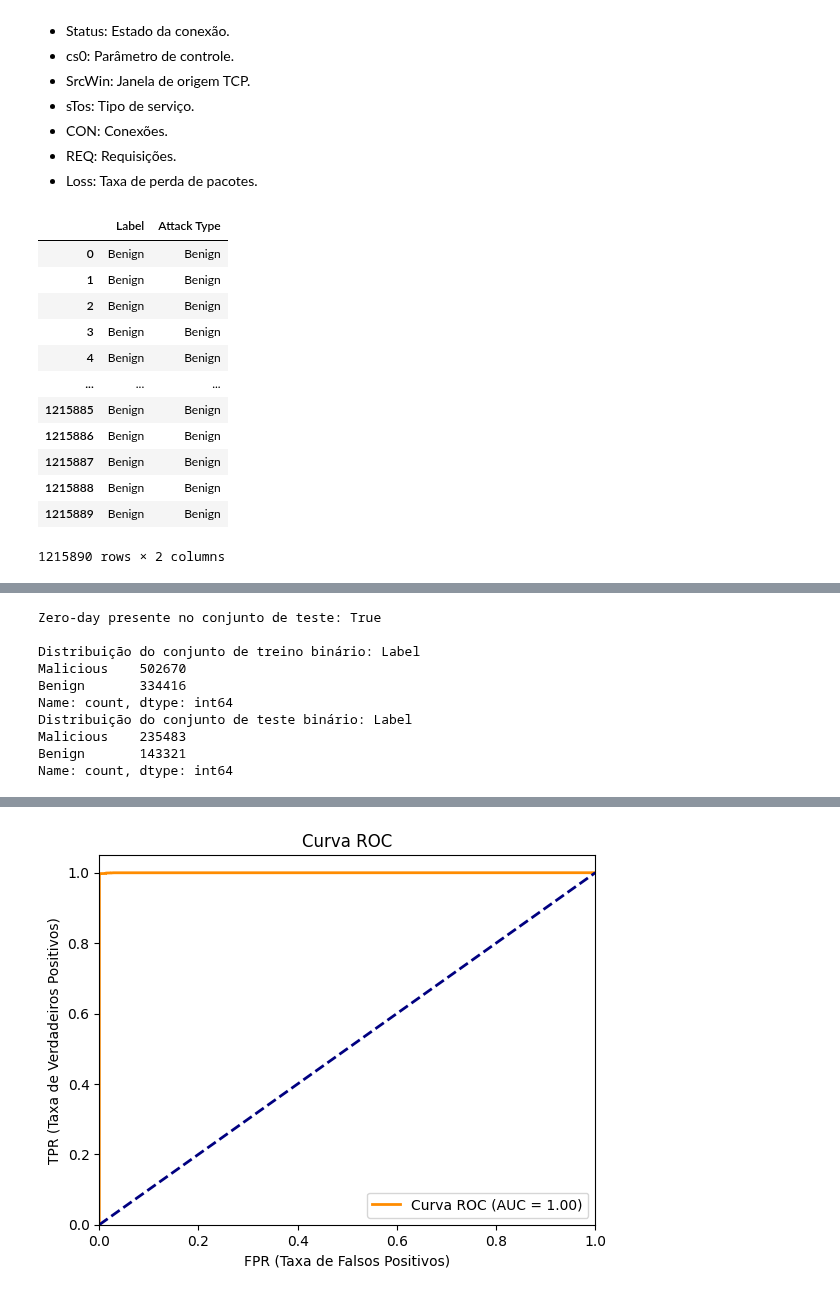
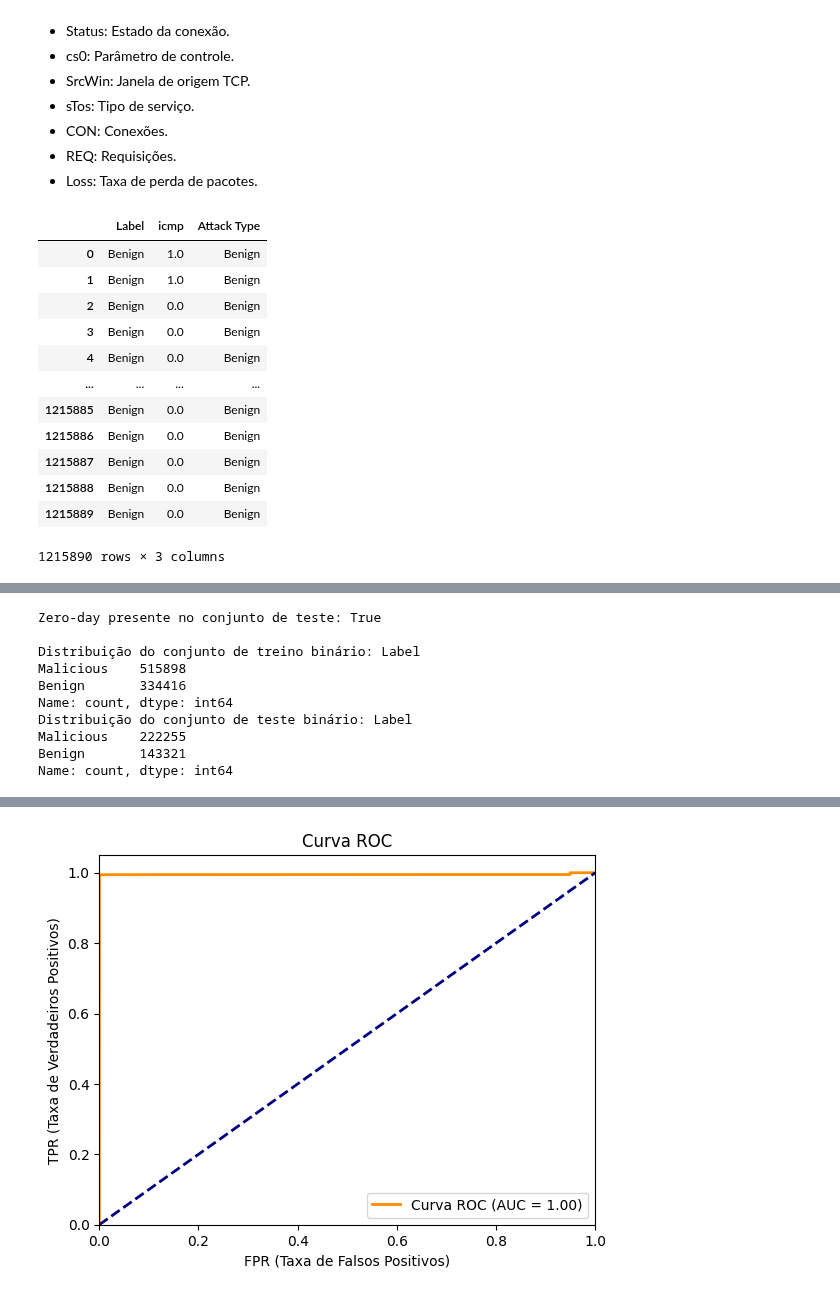
Before and after one commit to gabrieladamasceno/Attacks_5G, a Jupyter notebook: MLP_Binário_Zero_Day.ipynb, the cells around one changed output, grey strips where cells are left out. Drawn from its saved outputs; the diff is of its cells as text; code cells hidden in the pictures.

```diff
--- a/MLP_Binário_Zero_Day.ipynb
+++ b/MLP_Binário_Zero_Day.ipynb
@@ -137,22 +137,22 @@ Features
 # %%
 
 import pandas as pd
 
 # Selecionar apenas as colunas 'Label' e 'Attack Type'
-icmp_flood_samples = encoded[['Label', 'Attack Type']]
+icmp_flood_samples = encoded[['Label', 'icmp', 'Attack Type']]
 
 icmp_flood_samples
 # %% [output]
-|  | Label | Attack Type |
-| 0 | Benign | Benign |
-| 1 | Benign | Benign |
-| 2 | Benign | Benign |
-| 3 | Benign | Benign |
-| 4 | Benign | Benign |
-| ... | ... | ... |
-| 1215885 | Benign | Benign |
-| 1215886 | Benign | Benign |
-| 1215887 | Benign | Benign |
-| 1215888 | Benign | Benign |
-| 1215889 | Benign | Benign |
+|  | Label | icmp | Attack Type |
+| 0 | Benign | 1.0 | Benign |
+| 1 | Benign | 1.0 | Benign |
+| 2 | Benign | 0.0 | Benign |
+| 3 | Benign | 0.0 | Benign |
+| 4 | Benign | 0.0 | Benign |
+| ... | ... | ... | ... |
+| 1215885 | Benign | 0.0 | Benign |
+| 1215886 | Benign | 0.0 | Benign |
+| 1215887 | Benign | 0.0 | Benign |
+| 1215888 | Benign | 0.0 | Benign |
+| 1215889 | Benign | 0.0 | Benign |
-1215890 rows × 2 columns
+1215890 rows × 3 columns
@@ -217,8 +216,8 @@ X = encoded[features]
 y = encoded['Label']  # Coluna de rótulos
 
 # Filtrar as amostras zero-day (ICMPFlood)
-zero_day_data = encoded[encoded['Attack Type'] == 'TCPConnectScan']
-non_zero_day_data = encoded[encoded['Attack Type'] != 'TCPConnectScan']
+zero_day_data = encoded[encoded['Attack Type'] == 'ICMPFlood']
+non_zero_day_data = encoded[encoded['Attack Type'] != 'ICMPFlood']
 
 # Dividir o conjunto com zero-day para teste
 X_zero_day = zero_day_data[features]
@@ -247,10 +246,10 @@ print("Distribuição do conjunto de teste binário:", pd.Series(y_test_combined
 Zero-day presente no conjunto de teste: True
 
 Distribuição do conjunto de treino binário: Label
-Malicious    502670
+Malicious    515898
 Benign       334416
 Name: count, dtype: int64
 Distribuição do conjunto de teste binário: Label
-Malicious    235483
+Malicious    222255
 Benign       143321
 Name: count, dtype: int64
```
Also changed, not shown: parts of 20 cells of this notebook.
